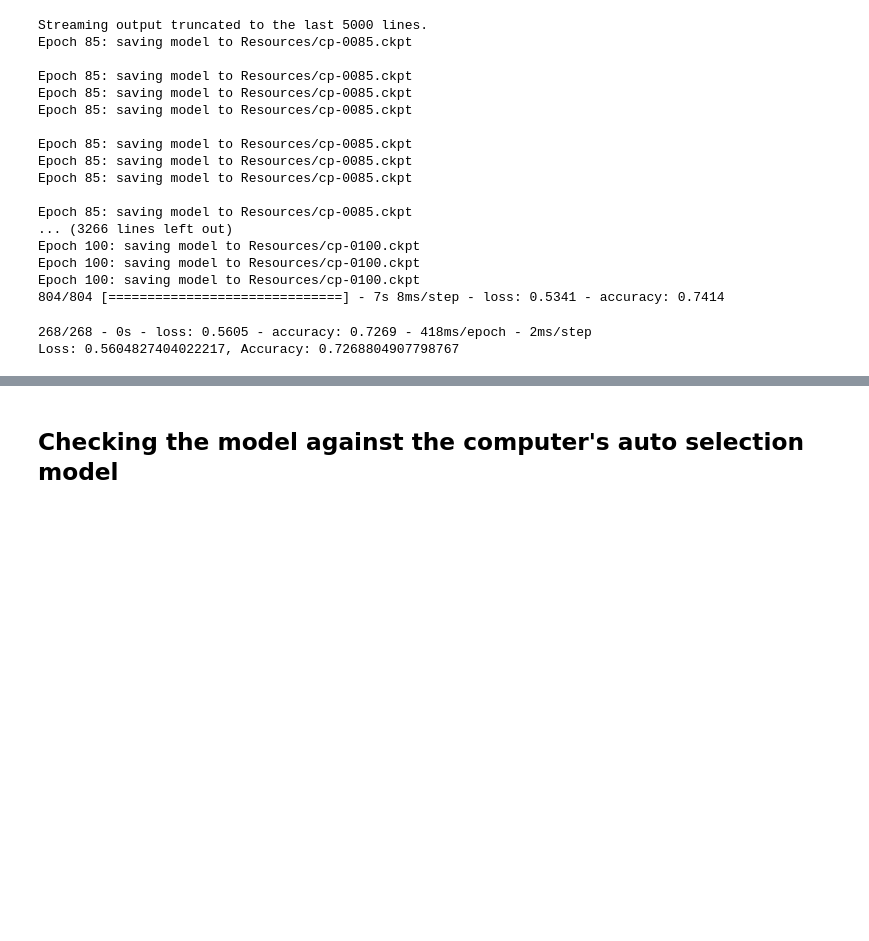
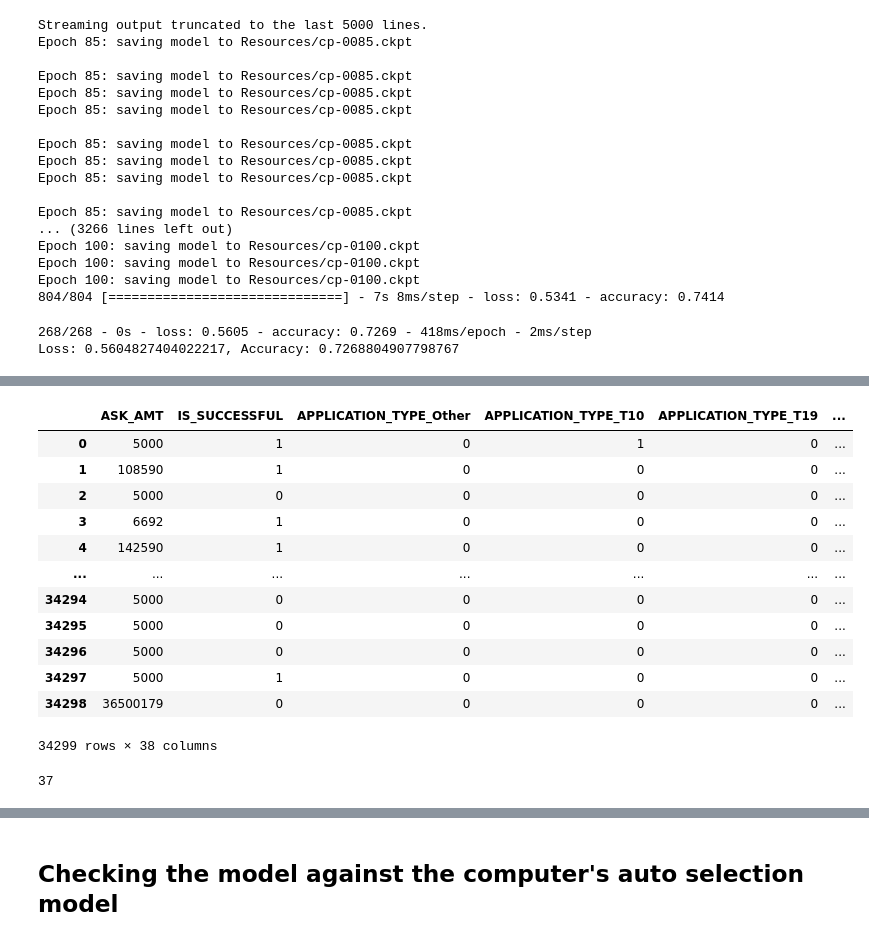
Before and after one commit to Alphaomegainfinity/deep-learning-Alphabet-Soup, a Jupyter notebook: Starter_Code.ipynb, the cells around one changed output, grey strips where cells are left out. Cells and saved outputs as stored; diff of their text form; code cells hidden in the pictures; blank space fills up the shorter version.

```diff
--- a/Starter_Code.ipynb
+++ b/Starter_Code.ipynb
@@ -288,0 +310,19 @@ nn.save("Resources/AlphabetSoupCharity_Optimisation.h5")
+# %%
+# Convert categorical data to numeric with `pd.get_dummies`
+
+application_convert_reduced = pd.get_dummies(application_reduced)
+application_convert_reduced
+# %% [output]
+|  | ASK_AMT | IS_SUCCESSFUL | APPLICATION_TYPE_Other | APPLICATION_TYPE_T10 | APPLICATION_TYPE_T19 | ... |
+| 0 | 5000 | 1 | 0 | 1 | 0 | ... |
+| 1 | 108590 | 1 | 0 | 0 | 0 | ... |
+| 2 | 5000 | 0 | 0 | 0 | 0 | ... |
+| 3 | 6692 | 1 | 0 | 0 | 0 | ... |
+| 4 | 142590 | 1 | 0 | 0 | 0 | ... |
+| ... | ... | ... | ... | ... | ... | ... |
+| 34294 | 5000 | 0 | 0 | 0 | 0 | ... |
+| 34295 | 5000 | 0 | 0 | 0 | 0 | ... |
+| 34296 | 5000 | 0 | 0 | 0 | 0 | ... |
+| 34297 | 5000 | 1 | 0 | 0 | 0 | ... |
+| 34298 | 36500179 | 0 | 0 | 0 | 0 | ... |
+34299 rows × 38 columns
@@ -288,0 +348,7 @@ nn.save("Resources/AlphabetSoupCharity_Optimisation.h5")
+# %%
+# Checking the number of feature:
+
+number_feature_reduce = X_train_reduced.shape[1]
+number_feature_reduce
+# %% [output]
+37
```
Also changed, not shown: parts of 17 cells of this notebook.
